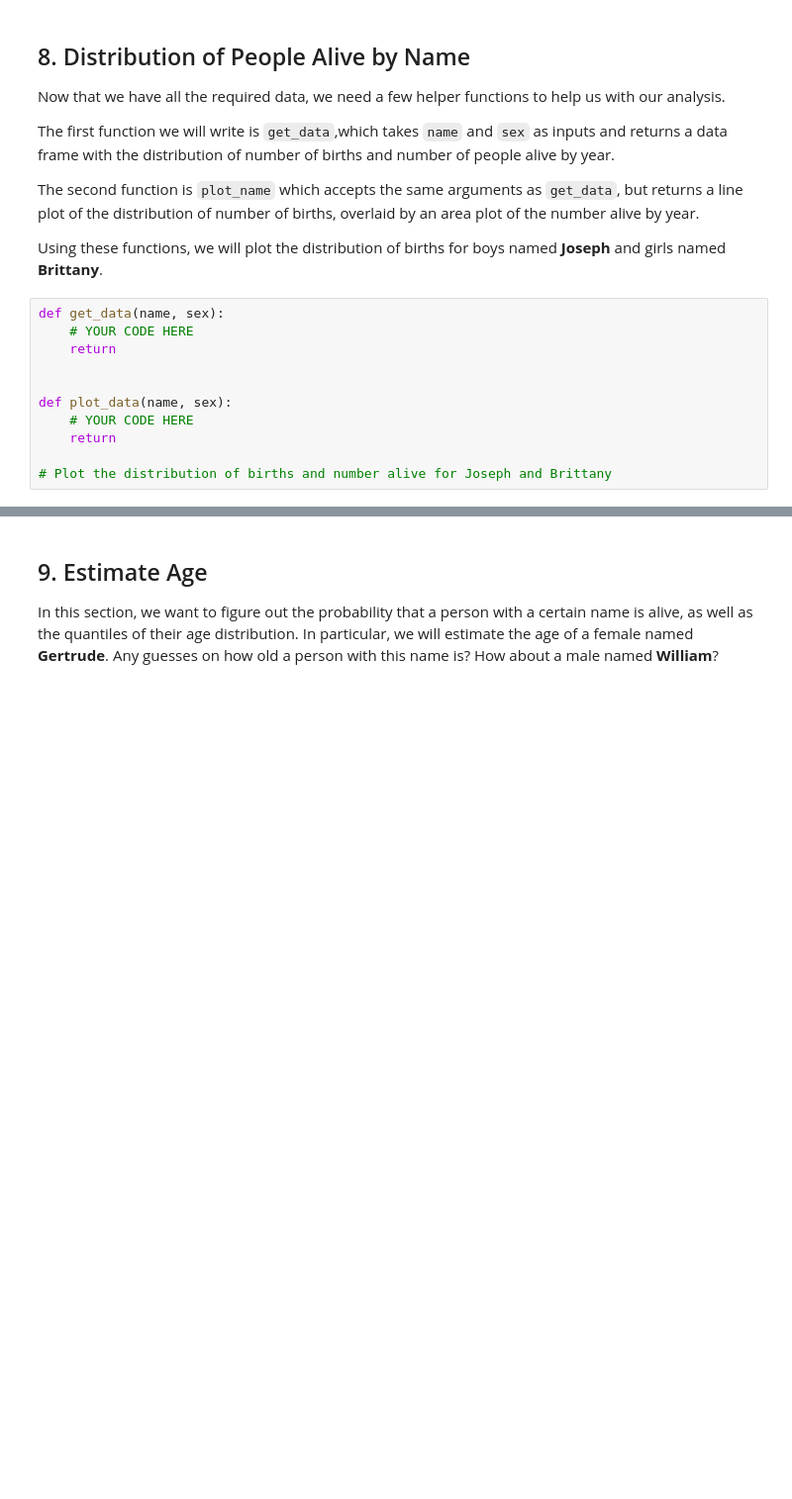
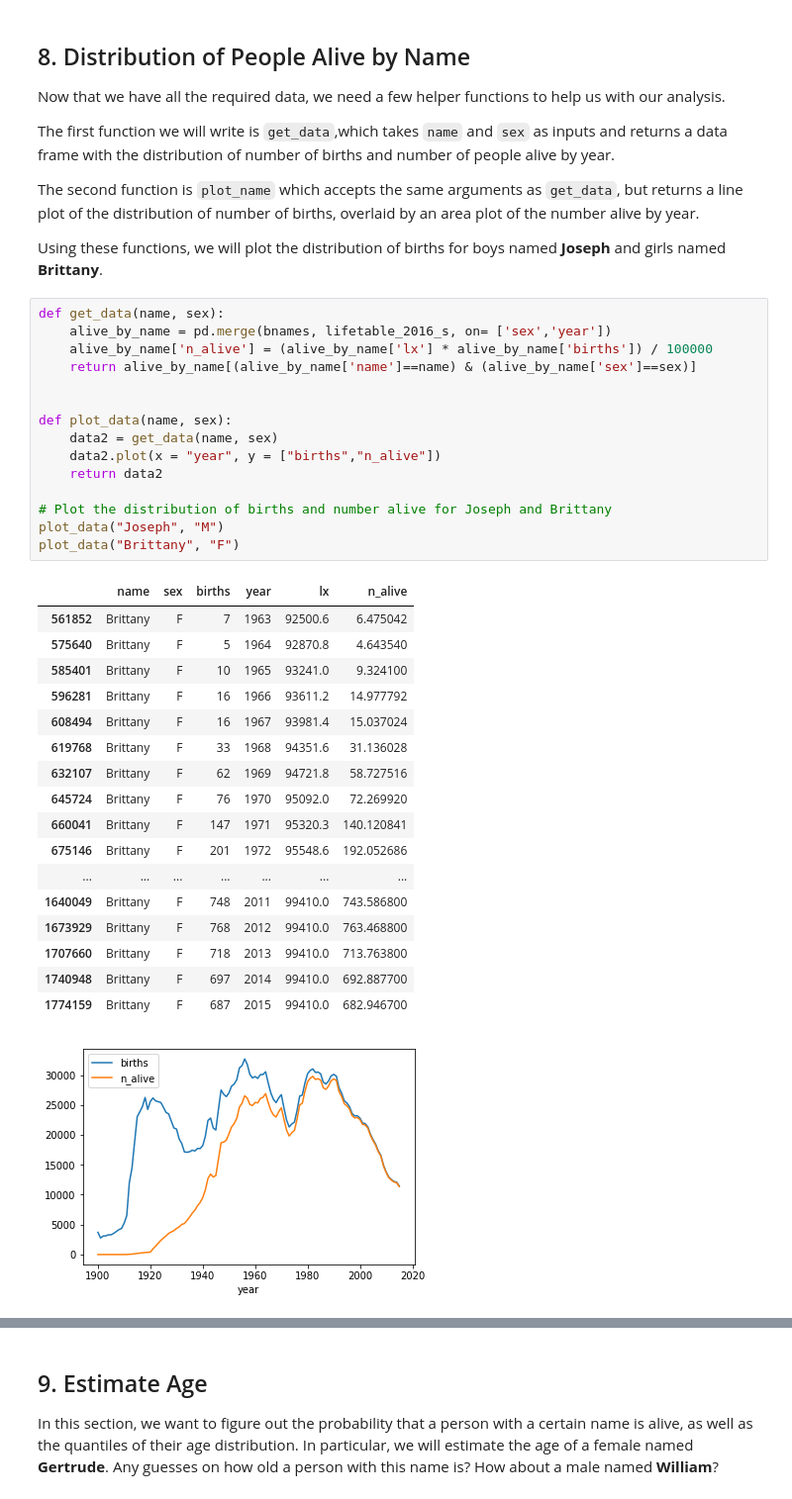
Before and after one commit to leighirving/Whats-in-a-name, a Jupyter notebook: whats_in_a_name_notebook.ipynb, the cells around one changed output, grey strips where cells are left out. Shown at 99% size. Drawn from its saved outputs; the diff is of its cells as text; blank space fills up the shorter version.

Commit message:
Distribution of People Alive by Name

```diff
--- a/whats_in_a_name_notebook.ipynb
+++ b/whats_in_a_name_notebook.ipynb
@@ -238,12 +254,35 @@ lifetable_2016_s = pd.concat(mf, ignore_index = True)
 <p>Using these functions, we will plot the distribution of births for boys named <strong>Joseph</strong> and girls named <strong>Brittany</strong>.</p>
 # %%
 def get_data(name, sex):
-    # YOUR CODE HERE
-    return
+    alive_by_name = pd.merge(bnames, lifetable_2016_s, on= ['sex','year'])
+    alive_by_name['n_alive'] = (alive_by_name['lx'] * alive_by_name['births']) / 100000
+    return alive_by_name[(alive_by_name['name']==name) & (alive_by_name['sex']==sex)]
 
 
 def plot_data(name, sex):
-    # YOUR CODE HERE
-    return
+    data2 = get_data(name, sex)
+    data2.plot(x = "year", y = ["births","n_alive"])
+    return data2
 
 # Plot the distribution of births and number alive for Joseph and Brittany
+plot_data("Joseph", "M")
+plot_data("Brittany", "F")
+# %% [output]
+|  | name | sex | births | year | lx | n_alive |
+| 561852 | Brittany | F | 7 | 1963 | 92500.6 | 6.475042 |
+| 575640 | Brittany | F | 5 | 1964 | 92870.8 | 4.643540 |
+| 585401 | Brittany | F | 10 | 1965 | 93241.0 | 9.324100 |
+| 596281 | Brittany | F | 16 | 1966 | 93611.2 | 14.977792 |
+| 608494 | Brittany | F | 16 | 1967 | 93981.4 | 15.037024 |
+| 619768 | Brittany | F | 33 | 1968 | 94351.6 | 31.136028 |
+| 632107 | Brittany | F | 62 | 1969 | 94721.8 | 58.727516 |
+| 645724 | Brittany | F | 76 | 1970 | 95092.0 | 72.269920 |
+| 660041 | Brittany | F | 147 | 1971 | 95320.3 | 140.120841 |
+| 675146 | Brittany | F | 201 | 1972 | 95548.6 | 192.052686 |
+| ... | ... | ... | ... | ... | ... | ... |
+| 1640049 | Brittany | F | 748 | 2011 | 99410.0 | 743.586800 |
+| 1673929 | Brittany | F | 768 | 2012 | 99410.0 | 763.468800 |
+| 1707660 | Brittany | F | 718 | 2013 | 99410.0 | 713.763800 |
+| 1740948 | Brittany | F | 697 | 2014 | 99410.0 | 692.887700 |
+| 1774159 | Brittany | F | 687 | 2015 | 99410.0 | 682.946700 |
+[figure, added]
```
Also changed, not shown: parts of 2 cells of this notebook.
